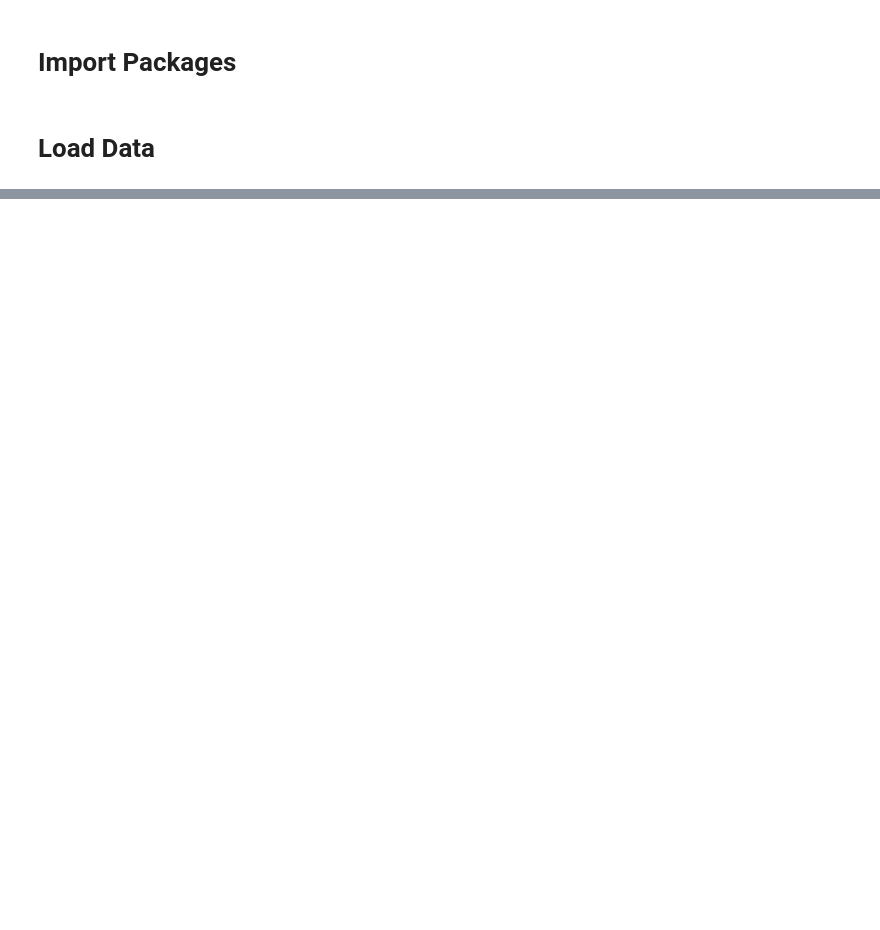
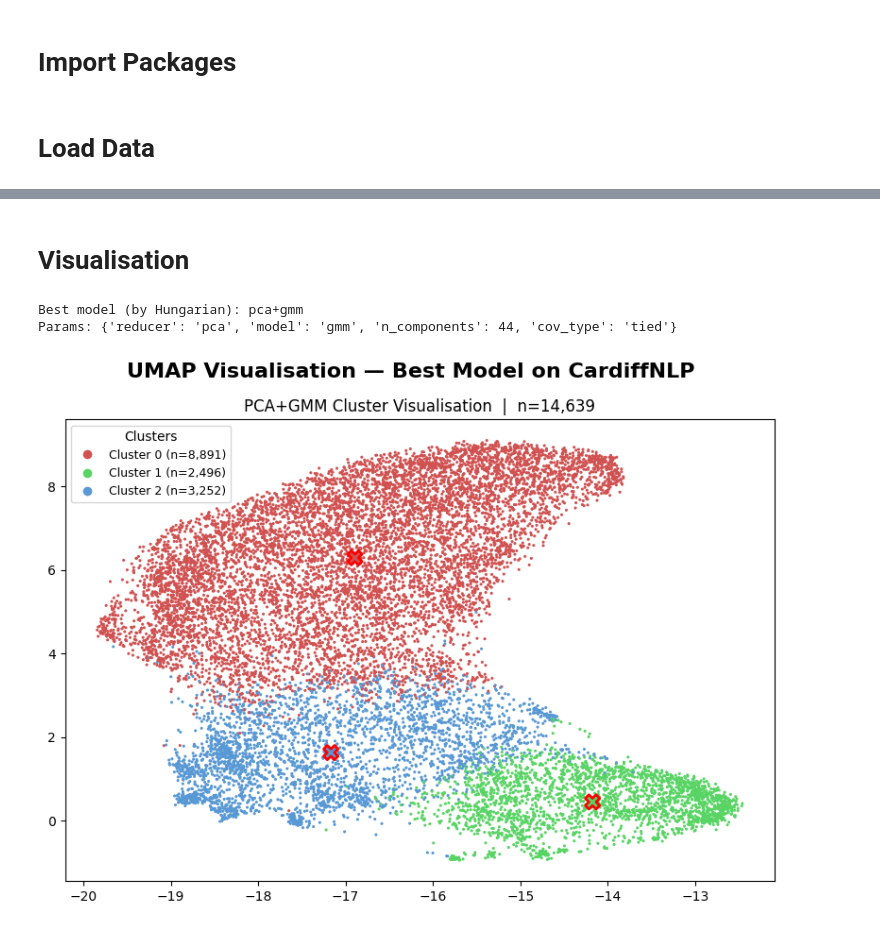
Before and after one commit to priscillaashleyw/Clustering-Sentiment-Analysis, a Jupyter notebook: cardiffnlp_twitter_roberta_sentiment.ipynb, the cells around one changed output, grey strips where cells are left out. Saved outputs shown, nothing was run; the diff lists cells and outputs as text; code cells hidden in the pictures; blank space fills up the shorter version.

Commit message:
Add CardiffNLP notebook from priscilla branch

```diff
--- a/cardiffnlp_twitter_roberta_sentiment.ipynb
+++ b/cardiffnlp_twitter_roberta_sentiment.ipynb
@@ -844,0 +728,74 @@ Using device: mps
+# %% [markdown]
+# Visualisation
+# %%
+# ===========================
+# Visualise the best saved model (Hungarian winner)
+# ===========================
+
+
+RANDOM_STATE = 42
+palette = ["#d15151", "#58d464", "#5898d4"]  # red / green / blue
+
+
+# Load saved artifacts
+META_JSON = "model/cardiff_pipeline_meta.json"
+PIPE_PATH = "model/cardiff_pipeline.pkl"
+EMB_PATH  = "model/X_cardiff_full.npy"
+
+
+with open(META_JSON, "r") as f:
+   meta = json.load(f)
+winner = meta["winner"]
+
+
+print(f"Best model (by Hungarian): {winner['branch']}")
+print("Params:", winner["params"])
+
+
+best = joblib.load(PIPE_PATH)
+X_sbert_full = np.load(EMB_PATH, mmap_mode="r")
+labels = best.labels_
+
+
+# ---------------------------
+# Reduce to 2D for plotting
+# ---------------------------
+umap_2d = umap.UMAP(
+   n_neighbors=50, min_dist=0.1, n_components=2,
+   metric="euclidean", random_state=RANDOM_STATE
+)
+X_vis = umap_2d.fit_transform(best.X_use_)   # use the same normalized feature space used for clustering
+
+
+# ---------------------------
+# Plot
+# ---------------------------
+fig, ax = plt.subplots(figsize=(8, 6))
+colors = np.array(palette)[labels]
+ax.scatter(X_vis[:, 0], X_vis[:, 1], c=colors, s=5, edgecolor="none")
+
+
+# Legend
+unique, counts = np.unique(labels, return_counts=True)
+handles = [plt.Line2D([0],[0], marker='o', color='w',
+                     label=f"Cluster {k} (n={counts[i]:,})",
+                     markerfacecolor=palette[k], markersize=8)
+          for i,k in enumerate(unique)]
+ax.legend(handles=handles, title="Clusters", loc="best", fontsize=9)
+
+
+# Centroids
+centroids = np.vstack([X_vis[labels==k].mean(axis=0) for k in unique])
+ax.scatter(centroids[:,0], centroids[:,1], s=120, marker="X",
+          c=[palette[k] for k in unique], edgecolor="red", linewidth=2.0, zorder=3)
+
+
+# Titles
+ax.set_title(f"{winner['branch'].upper()} Cluster Visualisation  |  n={len(labels):,}", fontsize=12)
+plt.suptitle("UMAP Visualisation — Best Model on CardiffNLP", fontsize=16, fontweight="bold")
+plt.tight_layout()
+plt.show()
+# %% [output]
+Best model (by Hungarian): pca+gmm
+Params: {'reducer': 'pca', 'model': 'gmm', 'n_components': 44, 'cov_type': 'tied'}
+[figure, added]
```
Also changed, not shown: parts of 11 cells of this notebook.
